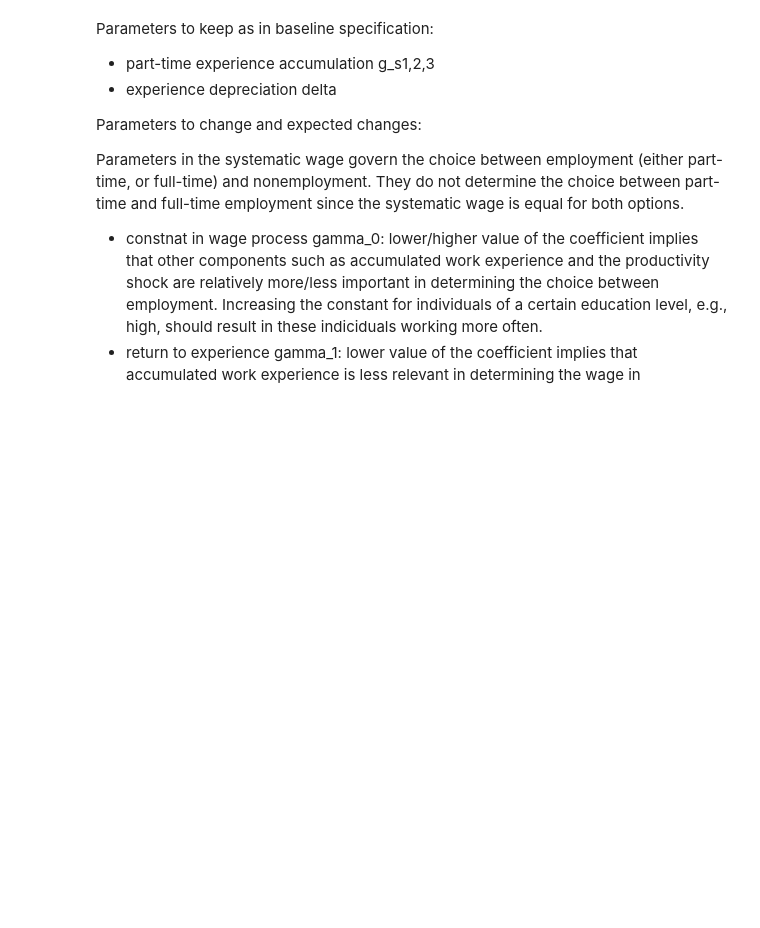
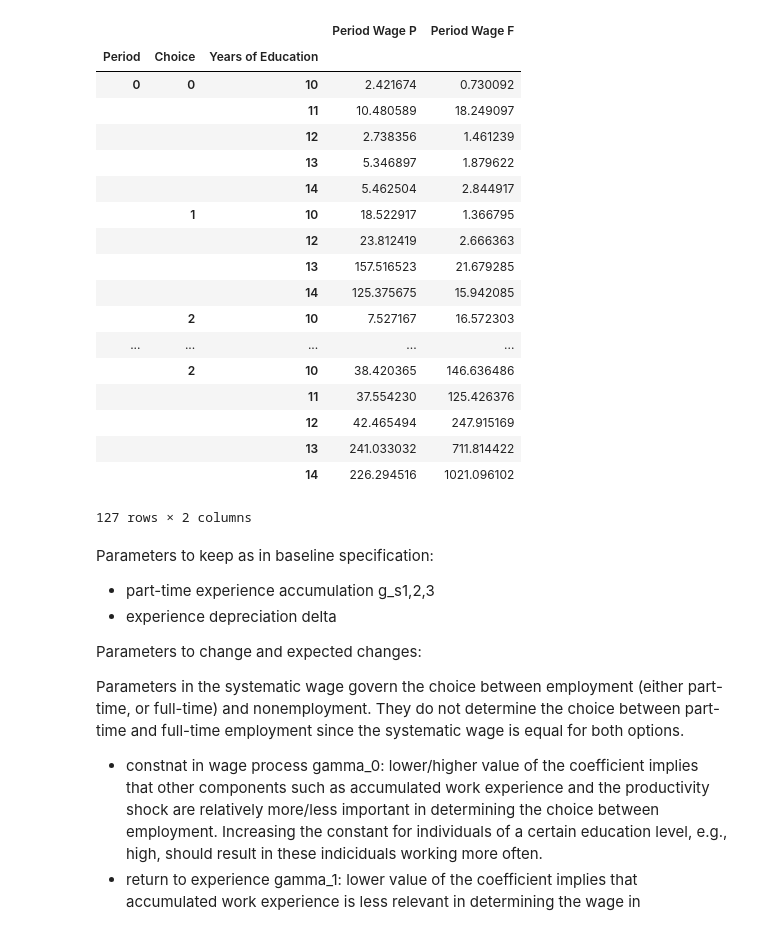
Before and after one commit to OpenSourceEconomics/soepy, a Jupyter notebook: soepy/notebooks/data_frame_sim_test_analysis.ipynb, the cells around one changed output. Saved outputs shown, nothing was run; the diff lists cells and outputs as text; code cells hidden in the pictures; blank space fills up the shorter version.

Commit message:
Added calculations of descriptive statistics in sim_test_analysis notebook.

```diff
--- a/soepy/notebooks/data_frame_sim_test_analysis.ipynb
+++ b/soepy/notebooks/data_frame_sim_test_analysis.ipynb
@@ -7,4 +14,4 @@ Transfer motivation for parameter values in baseline specification from notebook
 # %%
 import pandas as pd
 # %%
-data_frame_test_sim_1000 = pd.read_csv('toy_model_sim_test_1000.csv', sep = '\t')
+data_frame_baseline = pd.read_csv('toy_model_sim_test_1000.csv', sep = '\t')
@@ -32,3 +118,26 @@ data_frame_test_sim_1000
+# %%
+# Average wages for each period and choice and different levels of education
+data_frame_baseline.groupby(['Period', 'Choice', 'Years of Education'])['Period Wage P', 'Period Wage F'].mean()
+# %% [output]
+|  |  |  | Period Wage P | Period Wage F |
+| Period | Choice | Years of Education |  |  |
+| 0 | 0 | 10 | 2.421674 | 0.730092 |
+|  |  | 11 | 10.480589 | 18.249097 |
+|  |  | 12 | 2.738356 | 1.461239 |
+|  |  | 13 | 5.346897 | 1.879622 |
+|  |  | 14 | 5.462504 | 2.844917 |
+|  | 1 | 10 | 18.522917 | 1.366795 |
+|  |  | 12 | 23.812419 | 2.666363 |
+|  |  | 13 | 157.516523 | 21.679285 |
+|  |  | 14 | 125.375675 | 15.942085 |
+|  | 2 | 10 | 7.527167 | 16.572303 |
+| ... | ... | ... | ... | ... |
+|  | 2 | 10 | 38.420365 | 146.636486 |
+|  |  | 11 | 37.554230 | 125.426376 |
+|  |  | 12 | 42.465494 | 247.915169 |
+|  |  | 13 | 241.033032 | 711.814422 |
+|  |  | 14 | 226.294516 | 1021.096102 |
+127 rows × 2 columns
 # %% [markdown]
 Parameters to keep as in baseline specification:
 - part-time experience accumulation g_s1,2,3
```
Also changed, not shown: parts of 10 cells of this notebook.
